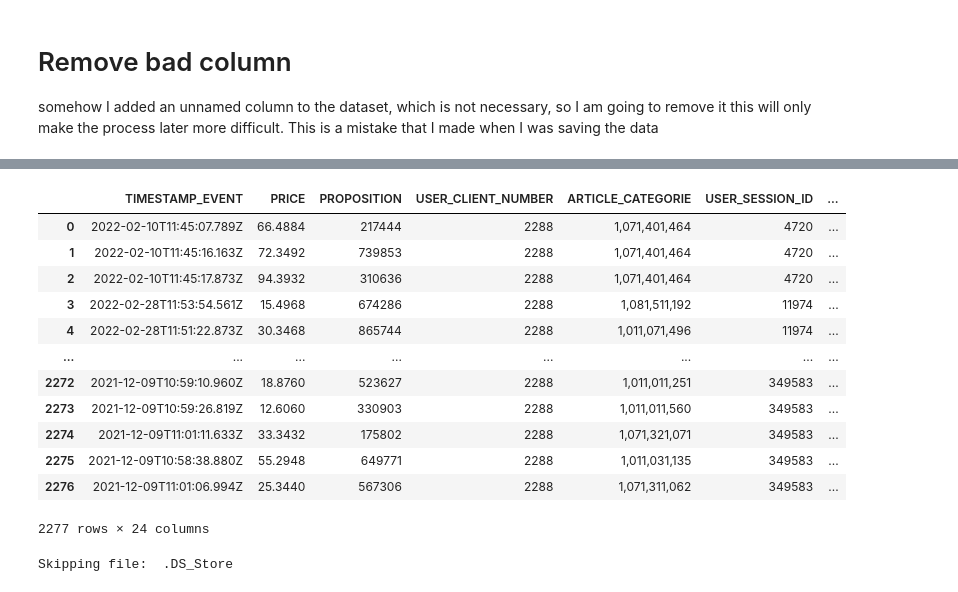
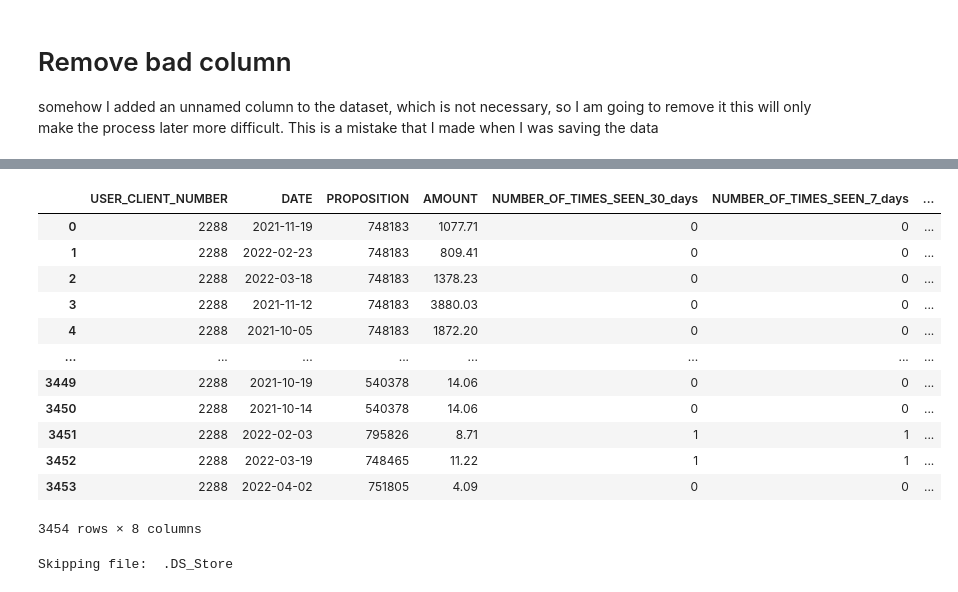
Before and after one commit to Echotianee/CausalInference, a Jupyter notebook: save_clients_in_folder_structure_updated.ipynb, the cells around one changed output, grey strips where cells are left out. Drawn from its saved outputs; the diff is of its cells as text; code cells hidden in the pictures.

```diff
--- a/save_clients_in_folder_structure_updated.ipynb
+++ b/save_clients_in_folder_structure_updated.ipynb
@@ -100,22 +101,22 @@ for client in clients_with_purchases_and_data_events:
     save_client_data_to_folder(data_events, purchase_events, client)
 # %%
 client_test = ProcessClient.Client("2288", "client_data")
-get_table_of_client = client_test.get_table_of_client("events")
+get_table_of_client = client_test.get_table_of_client("purchases")
 get_table_of_client
 # %% [output]
-|  | TIMESTAMP_EVENT | PRICE | PROPOSITION | USER_CLIENT_NUMBER | ARTICLE_CATEGORIE | USER_SESSION_ID | ... |
-| 0 | 2022-02-10T11:45:07.789Z | 66.4884 | 217444 | 2288 | 1,071,401,464 | 4720 | ... |
-| 1 | 2022-02-10T11:45:16.163Z | 72.3492 | 739853 | 2288 | 1,071,401,464 | 4720 | ... |
-| 2 | 2022-02-10T11:45:17.873Z | 94.3932 | 310636 | 2288 | 1,071,401,464 | 4720 | ... |
-| 3 | 2022-02-28T11:53:54.561Z | 15.4968 | 674286 | 2288 | 1,081,511,192 | 11974 | ... |
-| 4 | 2022-02-28T11:51:22.873Z | 30.3468 | 865744 | 2288 | 1,011,071,496 | 11974 | ... |
+|  | USER_CLIENT_NUMBER | DATE | PROPOSITION | AMOUNT | NUMBER_OF_TIMES_SEEN_30_days | NUMBER_OF_TIMES_SEEN_7_days | ... |
+| 0 | 2288 | 2021-11-19 | 748183 | 1077.71 | 0 | 0 | ... |
+| 1 | 2288 | 2022-02-23 | 748183 | 809.41 | 0 | 0 | ... |
+| 2 | 2288 | 2022-03-18 | 748183 | 1378.23 | 0 | 0 | ... |
+| 3 | 2288 | 2021-11-12 | 748183 | 3880.03 | 0 | 0 | ... |
+| 4 | 2288 | 2021-10-05 | 748183 | 1872.20 | 0 | 0 | ... |
 | ... | ... | ... | ... | ... | ... | ... | ... |
-| 2272 | 2021-12-09T10:59:10.960Z | 18.8760 | 523627 | 2288 | 1,011,011,251 | 349583 | ... |
-| 2273 | 2021-12-09T10:59:26.819Z | 12.6060 | 330903 | 2288 | 1,011,011,560 | 349583 | ... |
-| 2274 | 2021-12-09T11:01:11.633Z | 33.3432 | 175802 | 2288 | 1,071,321,071 | 349583 | ... |
-| 2275 | 2021-12-09T10:58:38.880Z | 55.2948 | 649771 | 2288 | 1,011,031,135 | 349583 | ... |
-| 2276 | 2021-12-09T11:01:06.994Z | 25.3440 | 567306 | 2288 | 1,071,311,062 | 349583 | ... |
+| 3449 | 2288 | 2021-10-19 | 540378 | 14.06 | 0 | 0 | ... |
+| 3450 | 2288 | 2021-10-14 | 540378 | 14.06 | 0 | 0 | ... |
+| 3451 | 2288 | 2022-02-03 | 795826 | 8.71 | 1 | 1 | ... |
+| 3452 | 2288 | 2022-03-19 | 748465 | 11.22 | 1 | 1 | ... |
+| 3453 | 2288 | 2022-04-02 | 751805 | 4.09 | 0 | 0 | ... |
-2277 rows × 24 columns
+3454 rows × 8 columns
 # %%
 process_clients = ProcessClient.ProcessClientsFolderTree()
 client_id_list = process_clients.clientid_list
```
Also changed, not shown: parts of 5 cells of this notebook, 5 other files.
